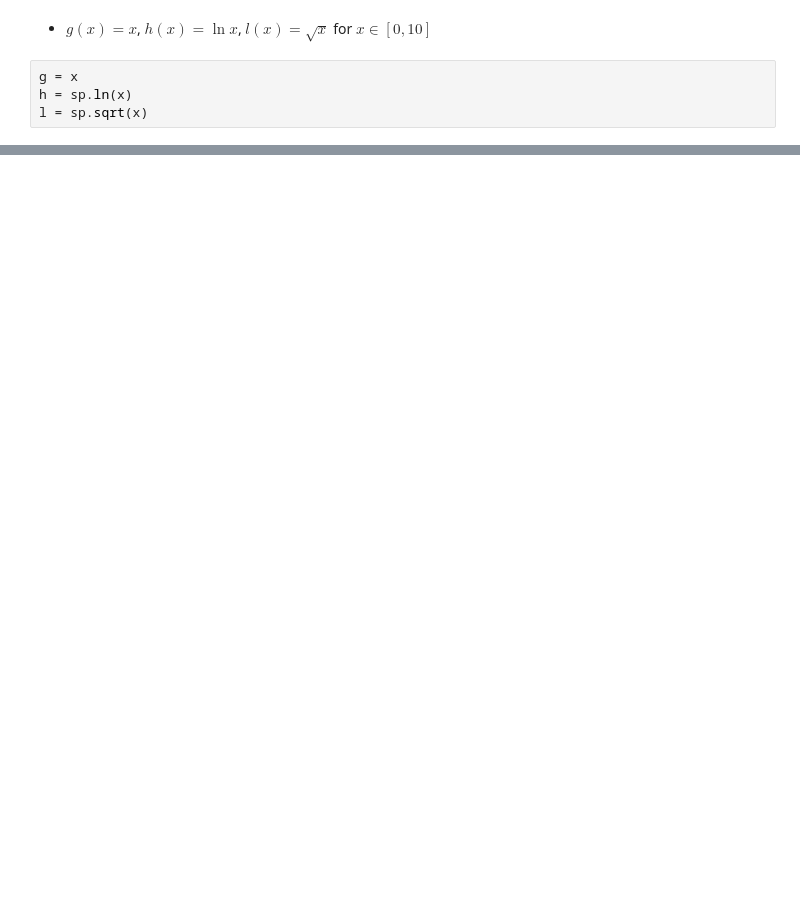
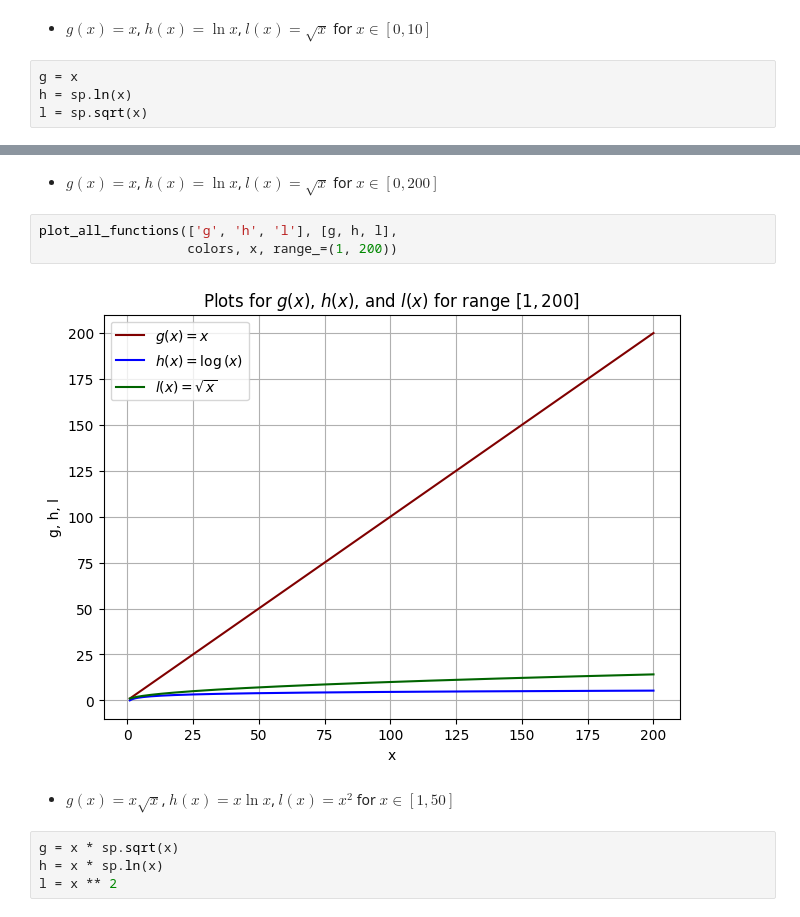
Before and after one commit to Yolonek/BigDataAlgorithms, a Jupyter notebook: List2/List2_Solved.ipynb, the cells around one changed output, grey strips where cells are left out. Drawn from its saved outputs; the diff is of its cells as text; blank space fills up the shorter version.

```diff
--- a/List2/List2_Solved.ipynb
+++ b/List2/List2_Solved.ipynb
@@ -62,0 +62,13 @@ plot_all_functions(['g', 'h', 'l'], [g, h, l],
+# %% [markdown]
+<ul><li>$g(x) = x$, $h(x) = \ln{x}$, $l(x) = \sqrt{x}$ for $x \in [0, 200]$</li></ul>
+# %%
+plot_all_functions(['g', 'h', 'l'], [g, h, l],
+                   colors, x, range_=(1, 200))
+# %% [output]
+[figure, added]
+# %% [markdown]
+<ul><li>$g(x) = x \sqrt{x}$, $h(x) = x \ln{x}$, $l(x) = x^2$ for $x \in [1, 50]$</li></ul>
+# %%
+g = x * sp.sqrt(x)
+h = x * sp.ln(x)
+l = x ** 2
```
Also changed, not shown: parts of 10 cells of this notebook.
